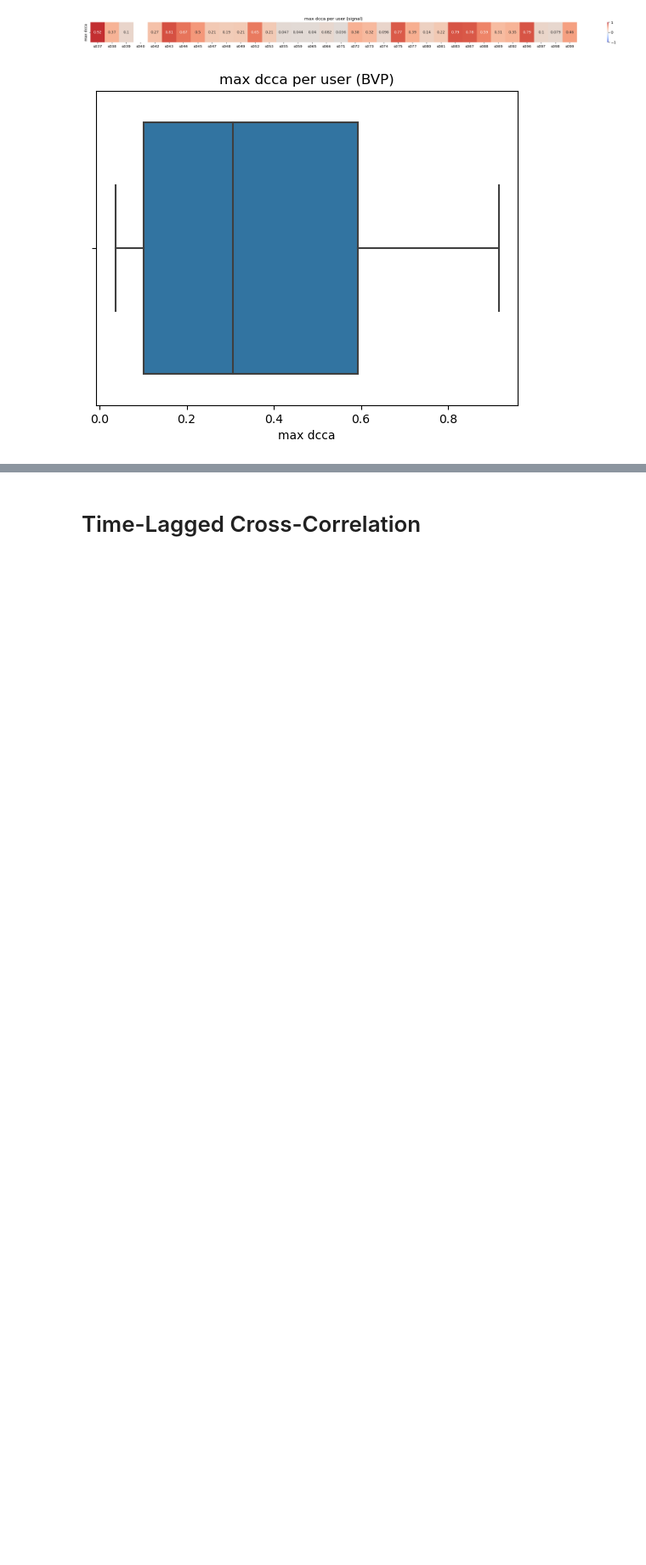
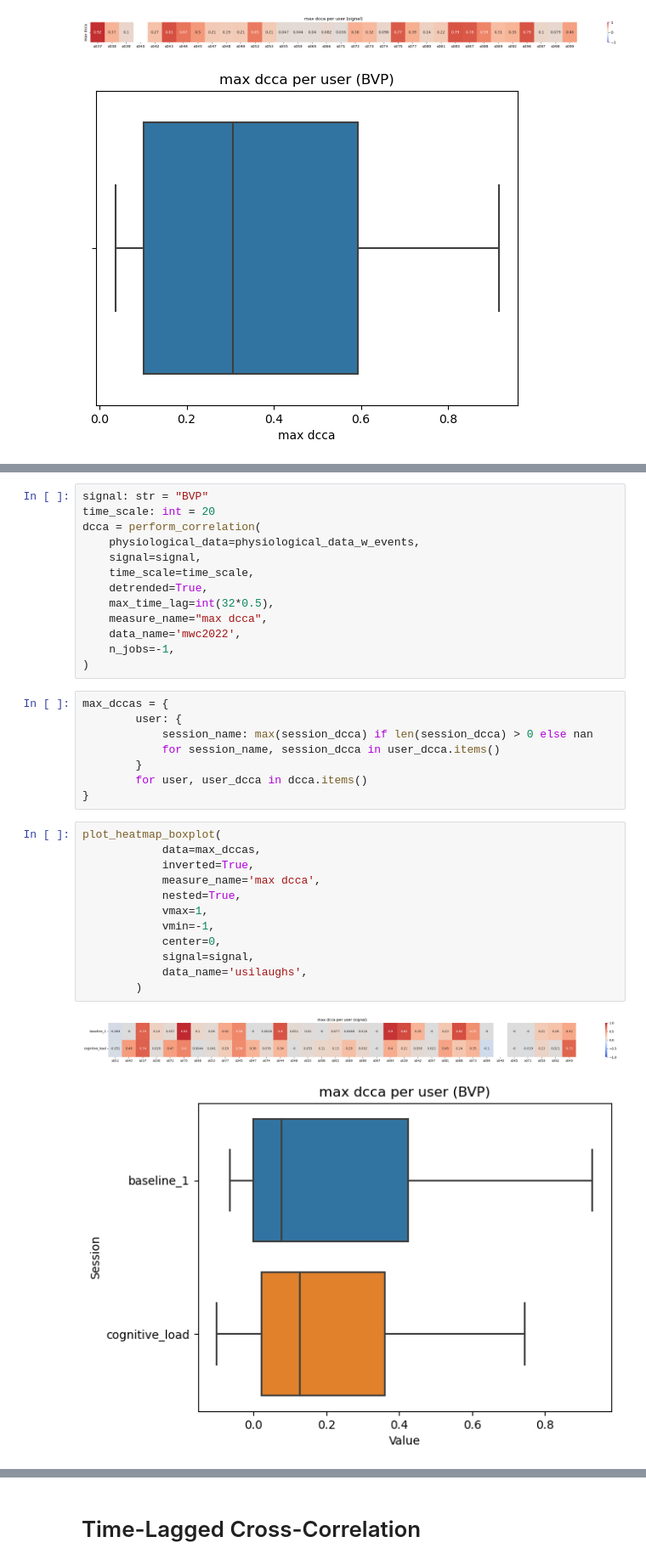
Before and after one commit to LeonardoAlchieri/LateralizationPhysiologicalWearables, a Jupyter notebook: notebooks/correlation-usilaughs.ipynb, the cells around one changed output, grey strips where cells are left out. Shown at 85% size. Saved outputs shown, nothing was run; the diff lists cells and outputs as text; blank space fills up the shorter version.

```diff
--- a/notebooks/correlation-usilaughs.ipynb
+++ b/notebooks/correlation-usilaughs.ipynb
@@ -363,0 +788,36 @@ perform_correlation(
+# %%
+signal: str = "BVP"
+time_scale: int = 20
+dcca = perform_correlation(
+    physiological_data=physiological_data_w_events,
+    signal=signal,
+    time_scale=time_scale,
+    detrended=True,
+    max_time_lag=int(32*0.5),
+    measure_name="max dcca",
+    data_name='mwc2022',
+    n_jobs=-1,
+)
+# %%
+max_dccas = {
+        user: {
+            session_name: max(session_dcca) if len(session_dcca) > 0 else nan
+            for session_name, session_dcca in user_dcca.items()
+        }
+        for user, user_dcca in dcca.items()
+}
+# %%
+plot_heatmap_boxplot(
+            data=max_dccas,
+            inverted=True,
+            measure_name='max dcca',
+            nested=True,
+            vmax=1,
+            vmin=-1,
+            center=0,
+            signal=signal,
+            data_name='usilaughs',
+        )
+# %% [output]
+[figure, added]
+[figure, added]
```
Also changed, not shown: parts of 60 cells of this notebook, 17 other files.
